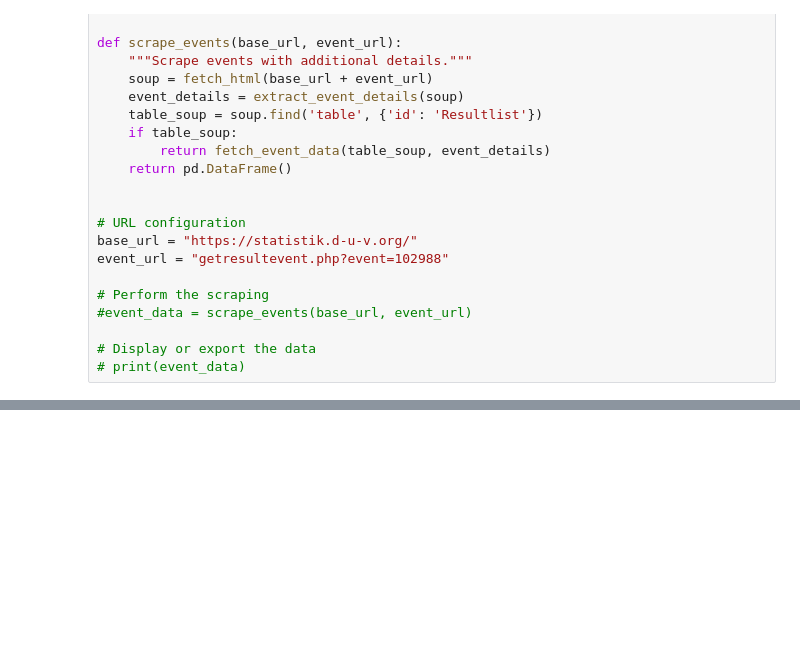
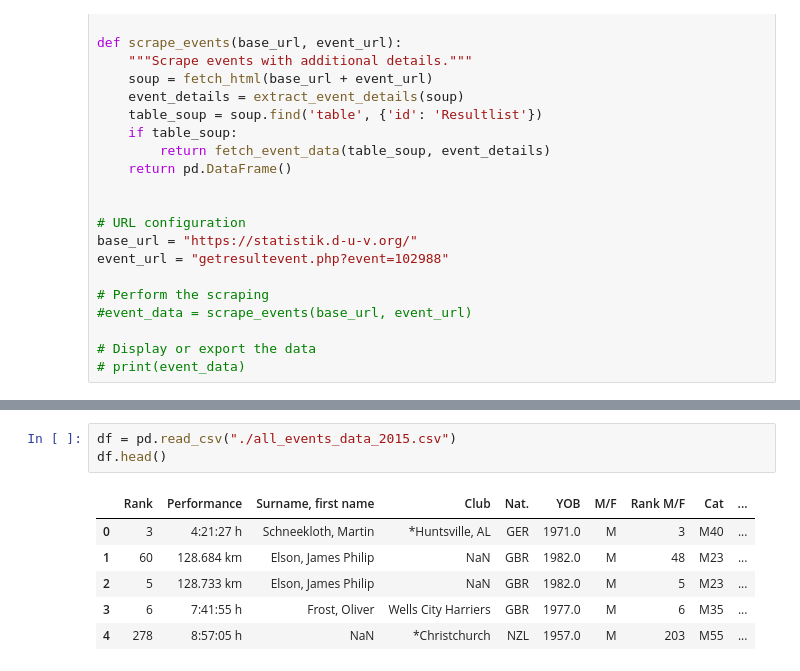
Before and after one commit to Dusoye/BobGraham, a Jupyter notebook: bobgraham.ipynb, the cells around one changed output, grey strips where cells are left out. Saved outputs shown, nothing was run; the diff lists cells and outputs as text; blank space fills up the shorter version.

```diff
--- a/bobgraham.ipynb
+++ b/bobgraham.ipynb
@@ -236,0 +285,10 @@ https://statistik.d-u-v.org/getresultevent.php?event=90149
+# %%
+df = pd.read_csv("./all_events_data_2015.csv")
+df.head()
+# %% [output]
+|  | Rank | Performance | Surname, first name | Club | Nat. | YOB | M/F | Rank M/F | Cat | ... |
+| 0 | 3 | 4:21:27 h | Schneekloth, Martin | *Huntsville, AL | GER | 1971.0 | M | 3 | M40 | ... |
+| 1 | 60 | 128.684 km | Elson, James Philip | NaN | GBR | 1982.0 | M | 48 | M23 | ... |
+| 2 | 5 | 128.733 km | Elson, James Philip | NaN | GBR | 1982.0 | M | 5 | M23 | ... |
+| 3 | 6 | 7:41:55 h | Frost, Oliver | Wells City Harriers | GBR | 1977.0 | M | 6 | M35 | ... |
+| 4 | 278 | 8:57:05 h | NaN | *Christchurch | NZL | 1957.0 | M | 203 | M55 | ... |
```
Also changed, not shown: parts of 6 cells of this notebook, 9 other files.
